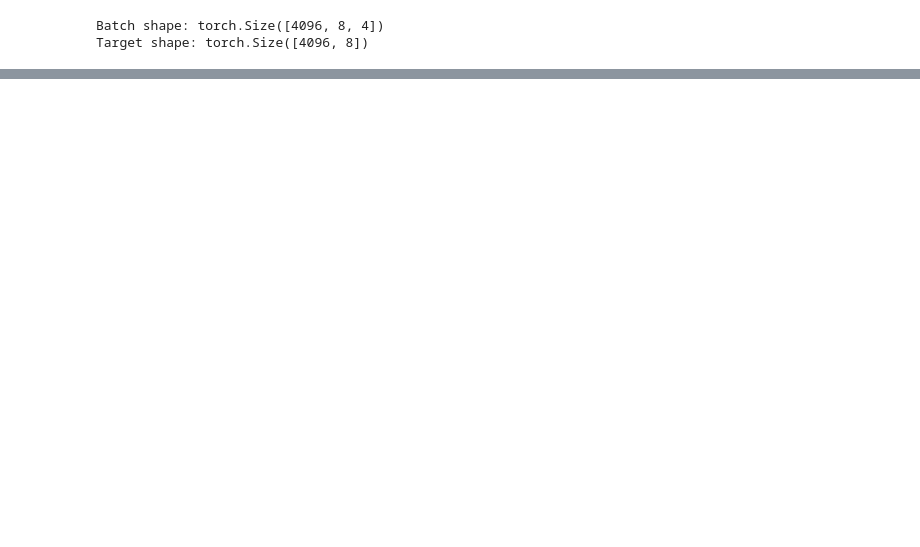
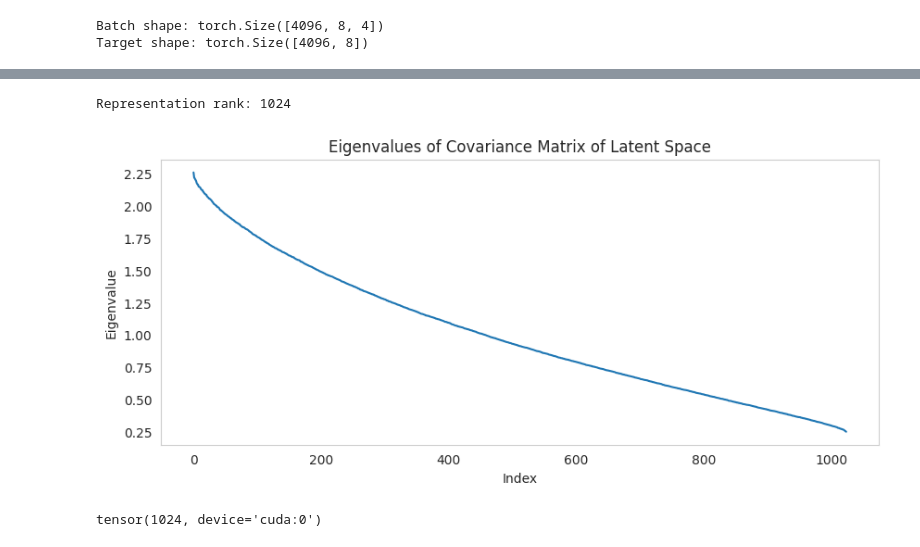
Before and after one commit to T04STER/MidiRepGen, a Jupyter notebook: tests_events.ipynb, the cells around one changed output, grey strips where cells are left out. Cells and saved outputs as stored; diff of their text form; code cells hidden in the pictures; blank space fills up the shorter version.

```diff
--- a/tests_events.ipynb
+++ b/tests_events.ipynb
@@ -757,0 +575,51 @@ plot_interpolated_tracks(vae, noise2, noise1, steps=10, figsize=(10, 20))
+# %%
+
+@torch.inference_mode
+def compute_cov_eig(z: torch.Tensor) -> torch.Tensor:
+    z_centered = z - z.mean(dim=0, keepdim=True)
+    samples = z.size(0) - 1
+    covaraiance_matrix = (z_centered.T @ z_centered) / samples
+    eigenvalues = torch.linalg.eigvalsh(covaraiance_matrix)
+
+    sorted_eigenvalues = torch.sort(eigenvalues, descending=True).values
+    return sorted_eigenvalues
+
+def plot_cov_eigenvalues(z: torch.Tensor, figsize=(10, 4)):
+    """
+    Plot the eigenvalues of the covariance matrix of the latent space.
+    """
+    eigenvalues = compute_cov_eig(z)
+
+    plt.figure(figsize=figsize)
+    plt.plot(eigenvalues.cpu().numpy(), marker='o', linestyle='-',  markersize=0.01)
+    plt.title("Eigenvalues of Covariance Matrix of Latent Space")
+    plt.xlabel("Index")
+    plt.ylabel("Eigenvalue")
+    plt.grid()
+    plt.show()
+
+
+@torch.inference_mode
+def get_representation_rank(data, vae):
+    """
+    Get the rank of the representation by sampling from the latent space.
+    """
+    vae.eval()
+    if getattr(vae.decoder, "teacher_forcing_ratio") is not None:
+        vae.decoder.teacher_forcing_ratio = 0.0
+
+    mu, logvar = vae.encoder(data.cuda())
+    reparam = mu + torch.randn_like(logvar) * torch.exp(0.5 * logvar)
+
+    rank = torch.linalg.matrix_rank(reparam)
+    print(f"Representation rank: {rank}")
+    plot_cov_eigenvalues(reparam, figsize=(10, 4))
+    return rank
+
+
+eg_batch = next(iter(midi_dataloader)).cuda()
+get_representation_rank(eg_batch, vae)
+# %% [output]
+Representation rank: 1024
+[figure, added]
+tensor(1024, device='cuda:0')
```
Also changed, not shown: parts of 17 cells of this notebook, 18 other files.
